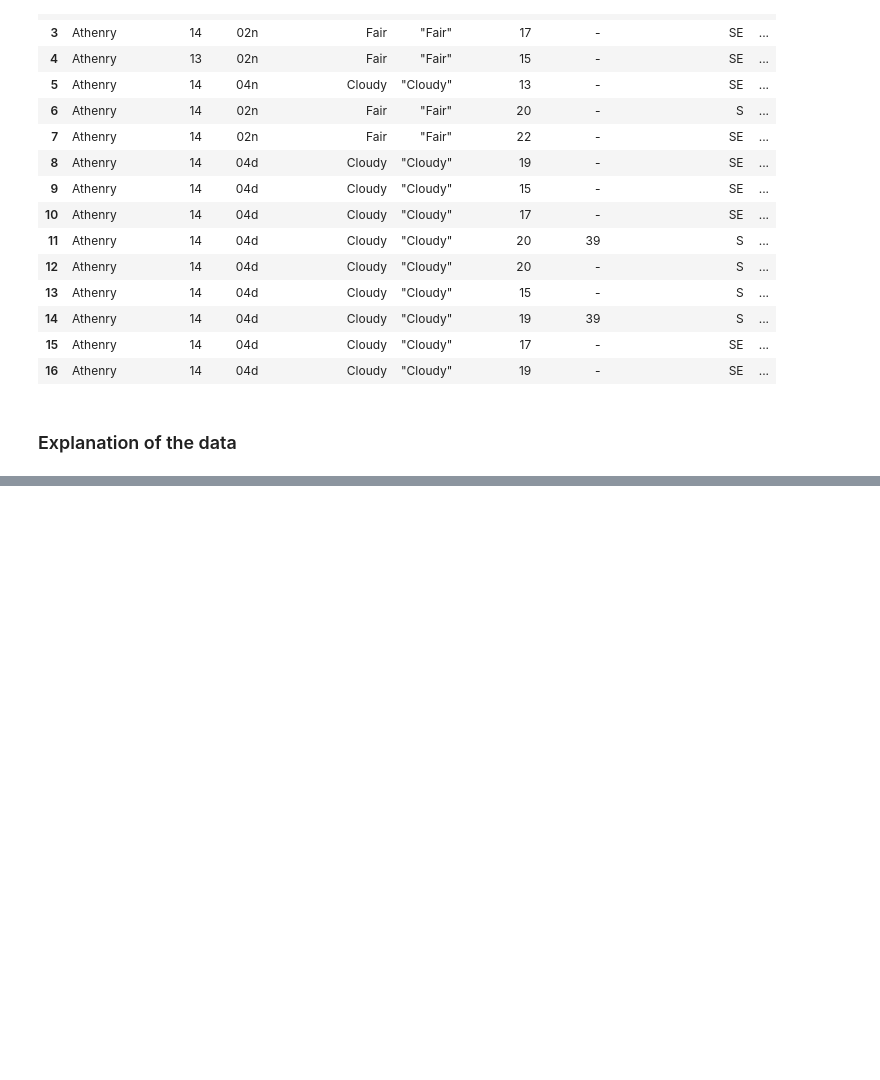
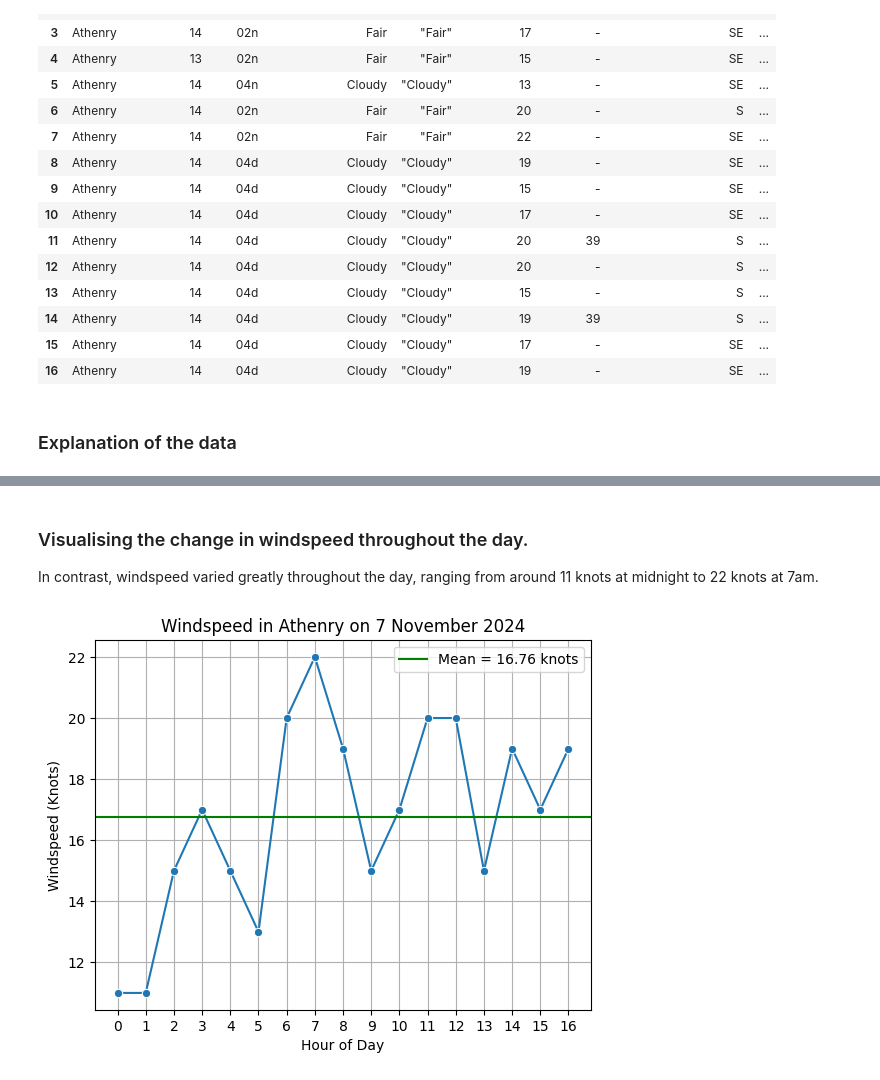
Before and after one commit to MylesHenehan/computer-infrastructure, a Jupyter notebook: weather.ipynb, the cells around one changed output, grey strips where cells are left out. Saved outputs shown, nothing was run; the diff lists cells and outputs as text; code cells hidden in the pictures; blank space fills up the shorter version.

```diff
--- a/weather.ipynb
+++ b/weather.ipynb
@@ -93,0 +99,21 @@ plt.show()
+# %% [markdown]
+### Visualising the change in windspeed throughout the day.
+In contrast, windspeed varied greatly throughout the day, ranging from around 11 knots at midnight to 22 knots at 7am.
+# %%
+windspeed = df['windSpeed']
+hour = windspeed.index
+
+sns.lineplot(x=hour, y=windspeed, marker="o")
+plt.title("Windspeed in Athenry on 7 November 2024")
+plt.xlabel('Hour of Day')
+plt.ylabel('Windspeed (Knots)')
+plt.xticks(np.arange(0,17,1))
+plt.grid()
+
+meanwind = windspeed.mean()
+plt.axhline(y=meanwind, color='green', label=f"Mean = {meanwind:.2f} knots")
+
+plt.legend()
+plt.show()
+# %% [output]
+[figure, added]
```
Also changed, not shown: parts of 4 cells of this notebook.
